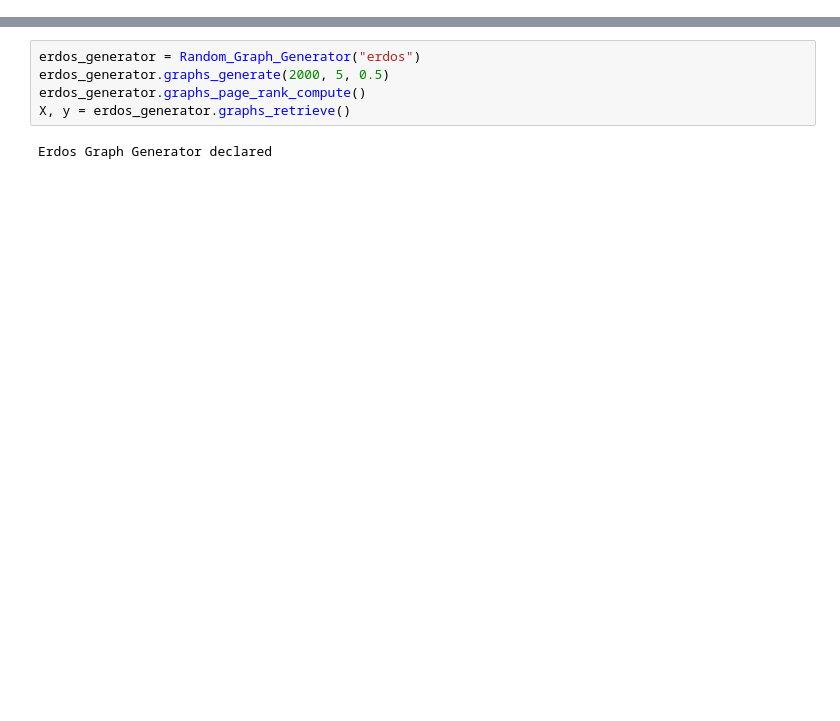
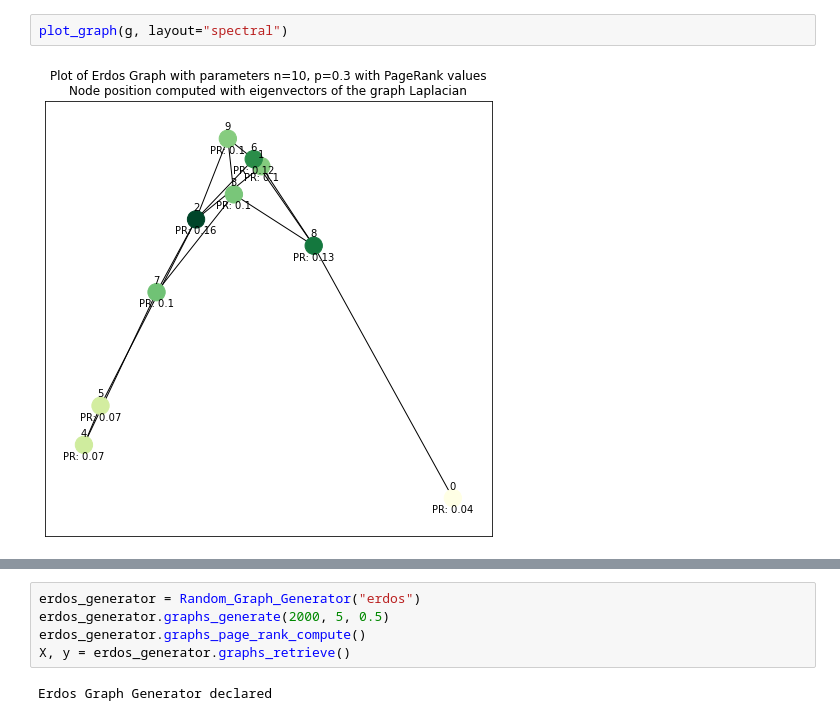
Before and after one commit to qlero/page_rank_GNN, a Jupyter notebook: page_rank_gnn.ipynb, the cells around one changed output, grey strips where cells are left out. Cells and saved outputs as stored; diff of their text form; blank space fills up the shorter version.

```diff
--- a/page_rank_gnn.ipynb
+++ b/page_rank_gnn.ipynb
@@ -21,0 +147,4 @@ import numpy as np
+# %%
+plot_graph(g, layout="spectral")
+# %% [output]
+[figure, added]
```
Also changed, not shown: parts of 29 cells of this notebook, 5 other files.
